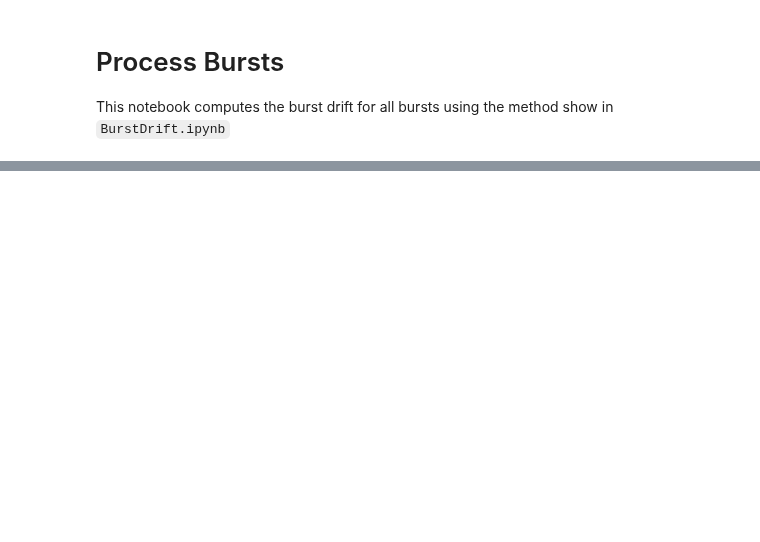
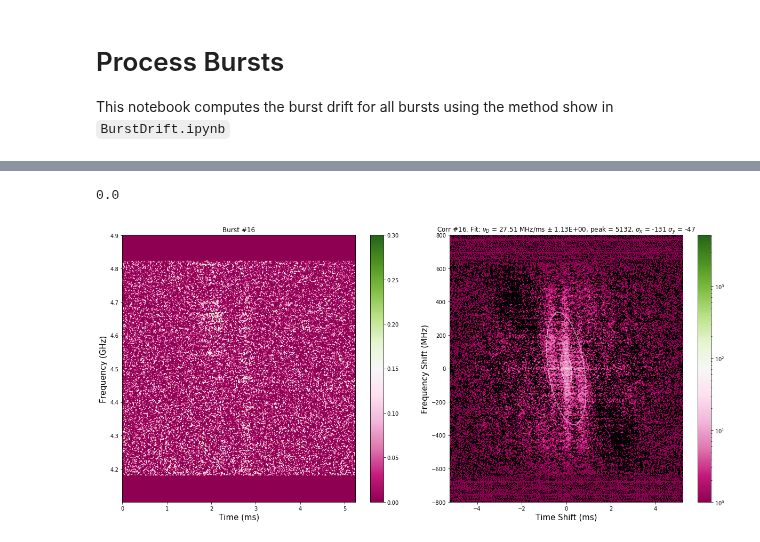
Before and after one commit to mef51/subdriftlaw, a Jupyter notebook: ProcessBursts.ipynb, the cells around one changed output, grey strips where cells are left out. Saved outputs shown, nothing was run; the diff lists cells and outputs as text; code cells hidden in the pictures; blank space fills up the shorter version.

```diff
--- a/ProcessBursts.ipynb
+++ b/ProcessBursts.ipynb
@@ -91,7 +91,7 @@ folder = 'data'
 outfolder = 'figures'
 for burst, filename, edge in tqdm( zip(range(1, len(bursts['filename'])+1), bursts['filename'], bursts['edge']), total=len(bursts['filename']) ):
     print('processing {}'.format(filename))
-    if burst < 10:
+    if 'gajjar' in filename:
         continue
 
     junk, nchan, nbin, I, Q, U, V = np.loadtxt('{}/{}'.format(folder, filename), delimiter=' ', unpack=True)
@@ -135,7 +135,6 @@ for burst, filename, edge in tqdm( zip(range(1, len(bursts['filename'])+1), burs
 
     #### 2. find autocorrelation
     burstwindow = intensity[:,edge:edge+frequencymax]
-
     print("finding auto-correlation...")
     corr = signal.correlate2d(burstwindow, burstwindow, mode='full')
 
@@ -268,3 +191,40 @@ saved figures/burst_16_figure.png
+# %%
+cmap = plt.get_cmap('PiYG')
+cmap.set_bad(color = 'k', alpha = 1.) # potentially hides important errors in the data!
+
+plt.figure(figsize=(17,8))
+plt.subplot(121)
+plt.title("Burst #{}".format(burst))
+burstextents = [0,
+       10.24e-6 * burstwindow.shape[-1] * 1e3,
+       4100.78125 * 1e-3,
+       (4100.78125 + 1.5625*burstwindow.shape[-2]) * 1e-3]
+plt.imshow(burstwindow, cmap=cmap, interpolation='bicubic',aspect='auto', origin="lower", extent=burstextents)
+plt.xlabel("Time (ms)", size=15)
+plt.ylabel("Frequency (GHz)", size=15)
+plt.clim(0, 0.3)
+print(np.median(burstwindow))
+plt.colorbar()
+
+plt.subplot(122)
+plt.title("Corr #{}. Fit: $\\nu_D$ = {:.2f} MHz/ms $\pm$ {:.2E}, peak = {:.0f}, $\sigma_x$ = {:.0f} $\sigma_y$ = {:.0f}".format(burst, drift, drift_error, np.max(corr), popt[3], popt[4]))
+# plt.imshow(corr, cmap=cmap, interpolation='bicubic',aspect='auto', origin="lower") # linear scale
+# plt.clim(0, np.max(corr)/2)
+corrextents = [-10.24e-6 * (corr.shape[1]/2) * 1e3,
+       10.24e-6 * (corr.shape[1]/2) * 1e3 ,
+       (4100.78125 -  (2*4100.78125 + 1.5625*burstwindow.shape[0])/2 )*2,
+       ((4100.78125 + 1.5625*burstwindow.shape[-2]) -  (2*4100.78125 + 1.5625*burstwindow.shape[0])/2 )*2]
+plt.imshow(corr, cmap=cmap, interpolation='bicubic', aspect='auto', origin="lower", norm=mcolors.LogNorm(vmin=1), extent=corrextents)
+plt.xlabel("Time Shift (ms)", size=15)
+plt.ylabel("Frequency Shift (MHz)", size=15)
+plt.colorbar()
+
+plt.contour(fitmap2, [popt[0]/4, popt[0]*0.9], colors='w', alpha=0.5, origin='lower', extent=corrextents)
+
+plt.tight_layout()
+# %% [output]
+0.0
+[figure, added]
 # %%
 plt.figure(figsize=(10,10))
 cmap = plt.get_cmap('gray')
```
Also changed, not shown: parts of 1 cell of this notebook, 6 other files.
